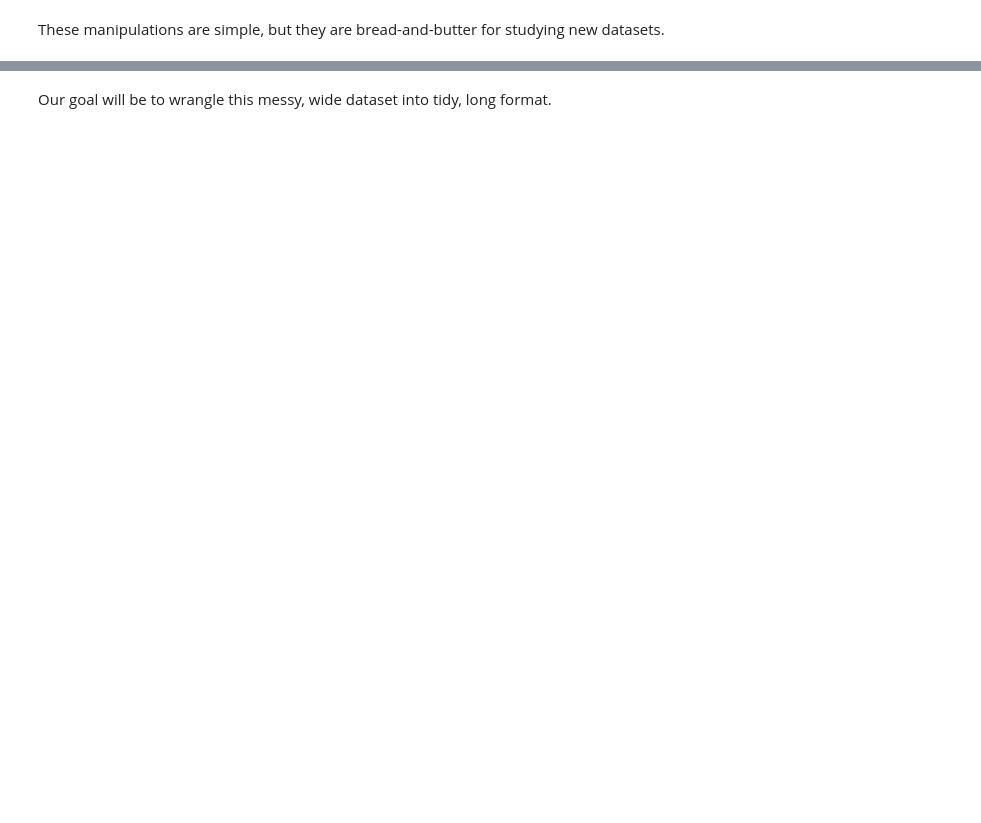
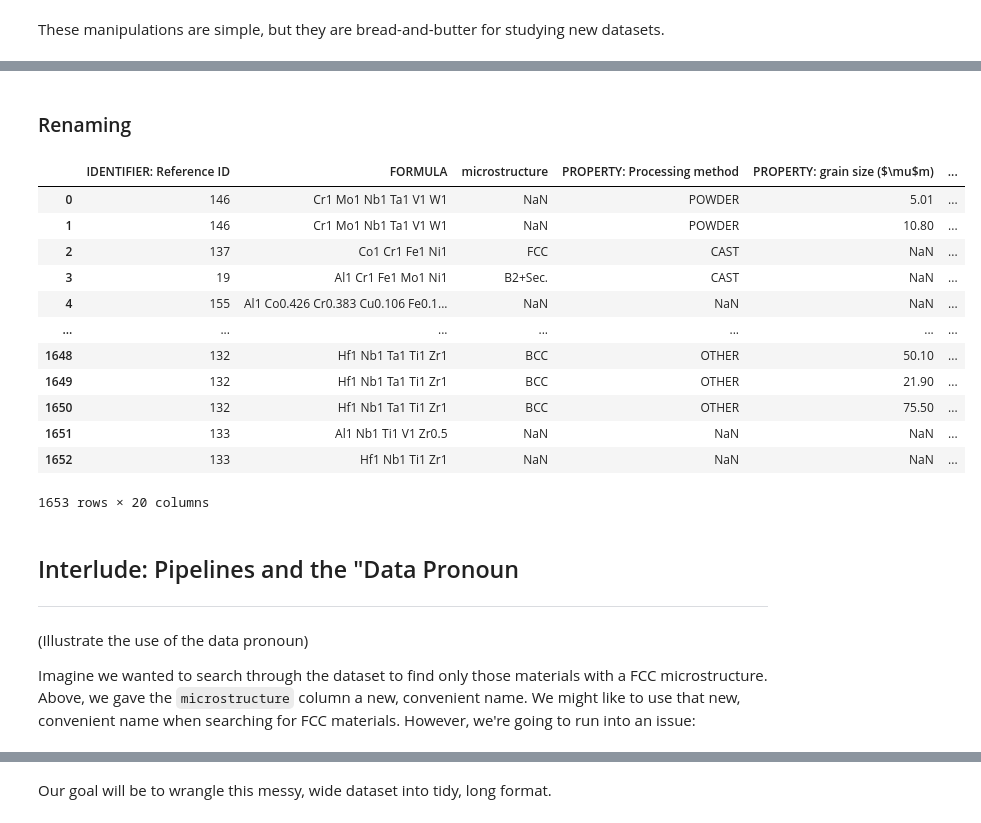
Before and after one commit to zdelrosario/mi101, a Jupyter notebook: _sources/notebooks/04_data_master.ipynb, the cells around one changed output, grey strips where cells are left out. Cells and saved outputs as stored; diff of their text form; code cells hidden in the pictures; blank space fills up the shorter version.

```diff
--- a/_sources/notebooks/04_data_master.ipynb
+++ b/_sources/notebooks/04_data_master.ipynb
@@ -26,0 +33,22 @@ A `DataFrame` is a *rectangular* representation of data -- it consists of rows a
+# %%
+# Filename for local data
+filename_data = "./data/mpea.csv"
+
+# The following code downloads the data, or (after downloaded)
+# loads the data from a cached CSV on your machine
+if not os.path.exists(filename_data):
+    # Make request for data
+    url_data = "https://docs.google.com/spreadsheets/u/1/d/1MsF4_jhWtEuZSvWfXLDHWEqLMScGCVXYWtqHW9Y7Yt0/export?format=csv"
+    r = requests.get(url_data, allow_redirects=True)
+    open(filename_data, 'wb').write(r.content)
+    print("   MPEA data downloaded from public Google sheet")
+else:
+    # Note data already exists
+    print("    MPEA data loaded locally")
+
+# Read the data into memory
+df_mpea = pd.read_csv(filename_data)
+
+# Check basic facts
+print(df_mpea.shape)
+df_mpea.head()
@@ -78,0 +238,31 @@ These manipulations are simple, but they are bread-and-butter for studying new d
+# %% [markdown]
+### Renaming
+# %%
+(
+    df_mpea
+    >> gr.tf_rename(
+        microstructure="PROPERTY: Microstructure",
+    )
+)
+# %% [output]
+|  | IDENTIFIER: Reference ID | FORMULA | microstructure | PROPERTY: Processing method | PROPERTY: grain size ($\mu$m) | ... |
+| 0 | 146 | Cr1 Mo1 Nb1 Ta1 V1 W1 | NaN | POWDER | 5.01 | ... |
+| 1 | 146 | Cr1 Mo1 Nb1 Ta1 V1 W1 | NaN | POWDER | 10.80 | ... |
+| 2 | 137 | Co1 Cr1 Fe1 Ni1 | FCC | CAST | NaN | ... |
+| 3 | 19 | Al1 Cr1 Fe1 Mo1 Ni1 | B2+Sec. | CAST | NaN | ... |
+| 4 | 155 | Al1 Co0.426 Cr0.383 Cu0.106 Fe0.1... | NaN | NaN | NaN | ... |
+| ... | ... | ... | ... | ... | ... | ... |
+| 1648 | 132 | Hf1 Nb1 Ta1 Ti1 Zr1 | BCC | OTHER | 50.10 | ... |
+| 1649 | 132 | Hf1 Nb1 Ta1 Ti1 Zr1 | BCC | OTHER | 21.90 | ... |
+| 1650 | 132 | Hf1 Nb1 Ta1 Ti1 Zr1 | BCC | OTHER | 75.50 | ... |
+| 1651 | 133 | Al1 Nb1 Ti1 V1 Zr0.5 | NaN | NaN | NaN | ... |
+| 1652 | 133 | Hf1 Nb1 Ti1 Zr1 | NaN | NaN | NaN | ... |
+1653 rows × 20 columns
+# %% [markdown]
+## Interlude: Pipelines and the "Data Pronoun
+
+---
+# %% [markdown]
+(Illustrate the use of the data pronoun)
+
+Imagine we wanted to search through the dataset to find only those materials with a FCC microstructure. Above, we gave the `microstructure` column a new, convenient name. We might like to use that new, convenient name when searching for FCC materials. However, we're going to run into an issue:
```
Also changed, not shown: parts of 43 cells of this notebook, 8 other files.
